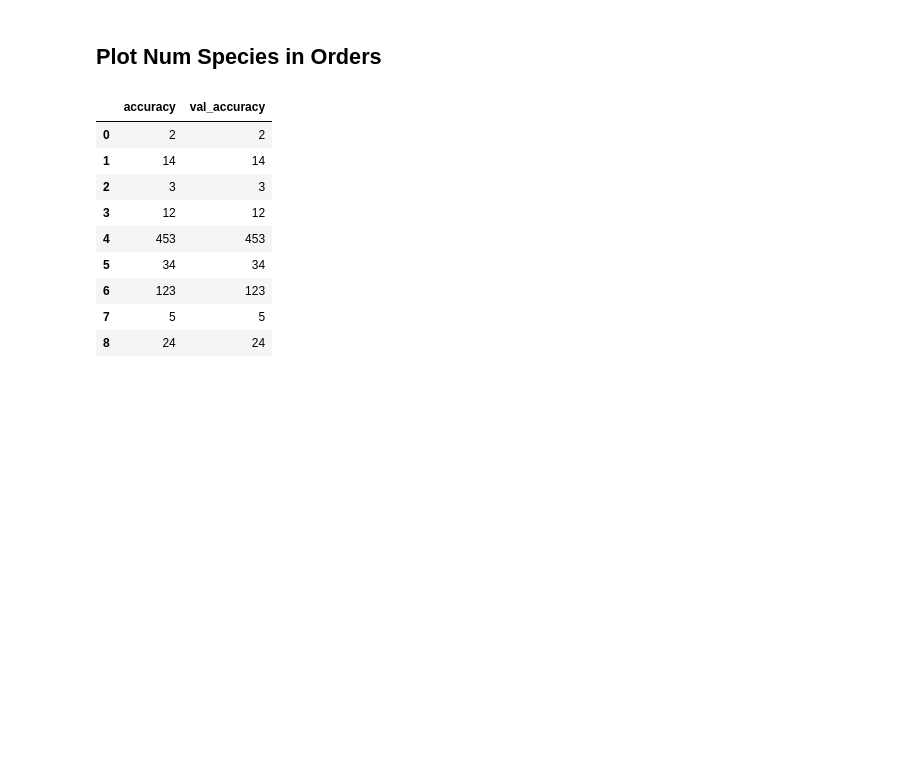
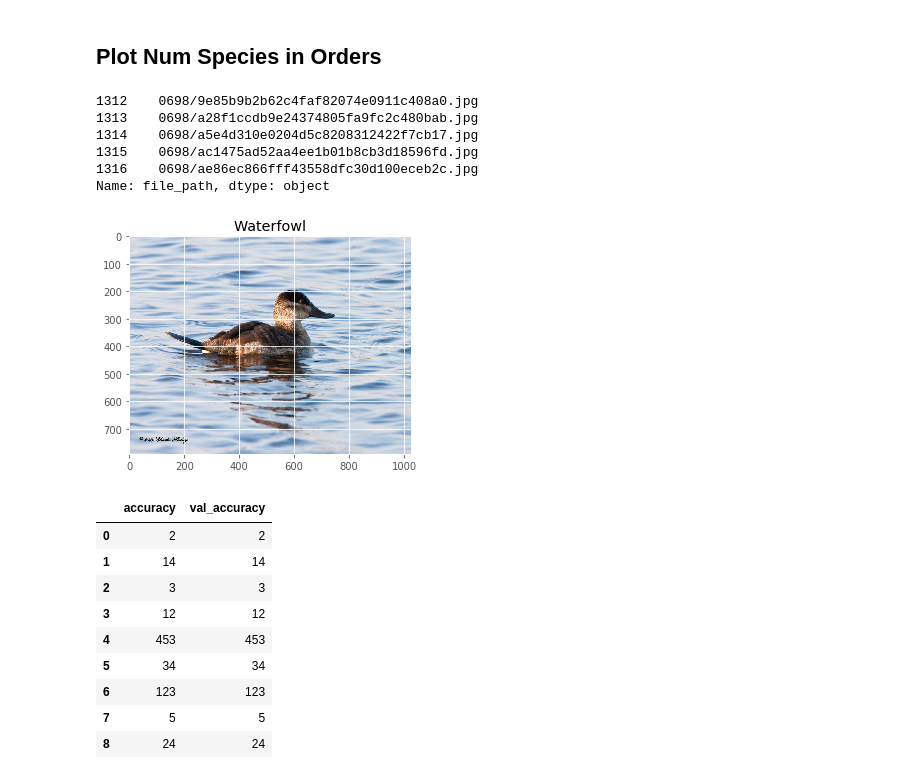
Before and after one commit to cwong690/Birdex, a Jupyter notebook: species_model.ipynb, the cells around one changed output. Drawn from its saved outputs; the diff is of its cells as text; code cells hidden in the pictures; blank space fills up the shorter version.

Commit message:
running flask on public and create graphs/plots

```diff
--- a/species_model.ipynb
+++ b/species_model.ipynb
@@ -151,3 +151,32 @@ plt.savefig('graphs/num_species_order.png')
 [figure]
 # %% [markdown]
 ## Plot Num Species in Orders
+# %%
+final_orders[final_orders['species_group']=='Waterfowl']['file_path'][45:50]
+# %% [output]
+1312    0698/9e85b9b2b62c4faf82074e0911c408a0.jpg
+1313    0698/a28f1ccdb9e24374805fa9fc2c480bab.jpg
+1314    0698/a5e4d310e0204d5c8208312422f7cb17.jpg
+1315    0698/ac1475ad52aa4ee1b01b8cb3d18596fd.jpg
+1316    0698/ae86ec866fff43558dfc30d100eceb2c.jpg
+Name: file_path, dtype: object
+# %%
+bucket = 'cwbirdsimages'
+img_dir = 'images'
+# %%
+s3 = boto3.client('s3')
+
+# grab duck image
+obj = s3.get_object(Bucket=bucket, Key=f'images/0698/ac1475ad52aa4ee1b01b8cb3d18596fd.jpg')
+img_bytes = BytesIO(obj['Body'].read())
+waterfowl1 = Image.open(img_bytes)
+
+# grab hawk image
+obj = s3.get_object(Bucket=bucket, Key=f'images/0860/05c56c9f32e547aa832fe94b40cc8b0c.jpg')
+img_bytes = BytesIO(obj['Body'].read())
+woodwarbler1 = Image.open(img_bytes)
+
+# grab finch image
+obj = s3.get_object(Bucket=bucket, Key=f'images/0988/01957fb87dc8479d921bc2f08780e04a.jpg')
+img_bytes = BytesIO(obj['Body'].read())
+blackbird1 = Image.open(img_bytes)
@@ -154,3 +207,9 @@ plt.savefig('graphs/num_species_order.png')
+# %%
+plt.title('Waterfowl')
+plt.imshow(waterfowl1);
+plt.savefig('')
+# %% [output]
+[figure, added]
 # %%
 acc = [2,14,3,12,453,34,123,5,24]
 val_acc = [2,14,3,12,453,34,123,5,24]
```
Also changed, not shown: parts of 2 cells of this notebook, 11 other files.
